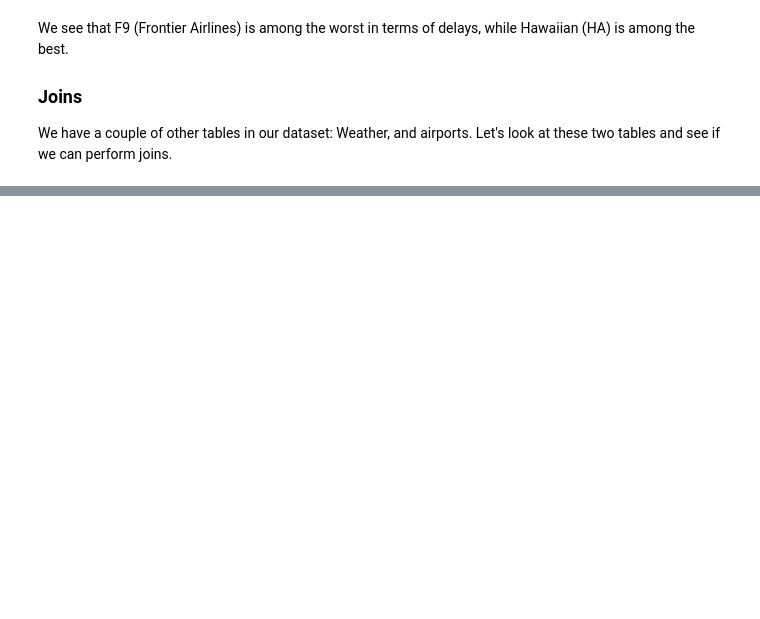
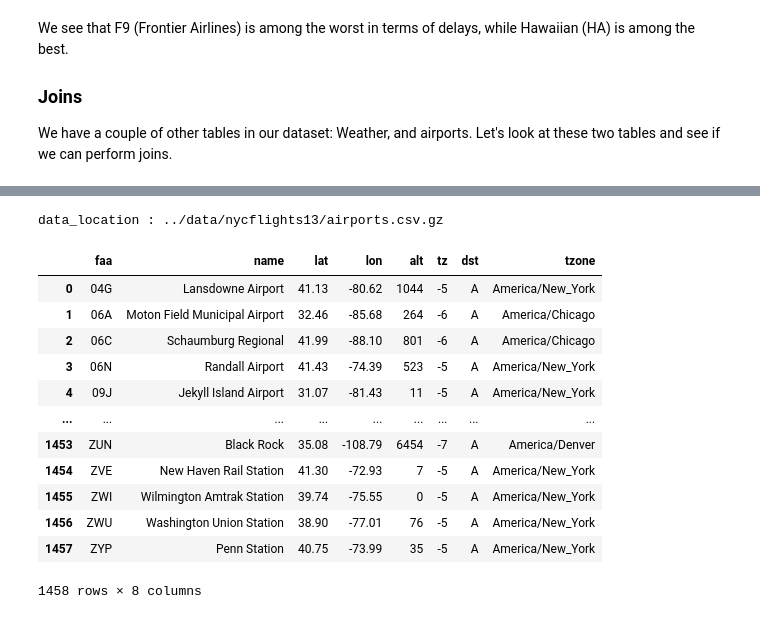
Before and after one commit to elephantscale/python-labs, a Jupyter notebook: pandas/2-pandas-exploration.ipynb, the cells around one changed output, grey strips where cells are left out. Saved outputs shown, nothing was run; the diff lists cells and outputs as text; code cells hidden in the pictures; blank space fills up the shorter version.

```diff
--- a/pandas/2-pandas-exploration.ipynb
+++ b/pandas/2-pandas-exploration.ipynb
@@ -111,3 +270,34 @@ airports
+# %%
+import os
+import urllib.request
+
+data_location = "../data/nycflights13/airports.csv.gz"
+data_url = 'https://elephantscale-public.s3.amazonaws.com/data/nycflights13/airports.csv.gz'
+
+if not os.path.exists (data_location):
+    data_location = os.path.basename(data_location)
+    if not os.path.exists(data_location):
+        urllib.request.urlretrieve(data_url, data_location)
+        print ('Downloading : ', data_url)
+print('data_location :', data_location)
+
+airports = pd.read_csv(data_location)
+airports
+# %% [output]
+data_location : ../data/nycflights13/airports.csv.gz
+|  | faa | name | lat | lon | alt | tz | dst | tzone |
+| 0 | 04G | Lansdowne Airport | 41.13 | -80.62 | 1044 | -5 | A | America/New_York |
+| 1 | 06A | Moton Field Municipal Airport | 32.46 | -85.68 | 264 | -6 | A | America/Chicago |
+| 2 | 06C | Schaumburg Regional | 41.99 | -88.10 | 801 | -6 | A | America/Chicago |
+| 3 | 06N | Randall Airport | 41.43 | -74.39 | 523 | -5 | A | America/New_York |
+| 4 | 09J | Jekyll Island Airport | 31.07 | -81.43 | 11 | -5 | A | America/New_York |
+| ... | ... | ... | ... | ... | ... | ... | ... | ... |
+| 1453 | ZUN | Black Rock | 35.08 | -108.79 | 6454 | -7 | A | America/Denver |
+| 1454 | ZVE | New Haven Rail Station | 41.30 | -72.93 | 7 | -5 | A | America/New_York |
+| 1455 | ZWI | Wilmington Amtrak Station | 39.74 | -75.55 | 0 | -5 | A | America/New_York |
+| 1456 | ZWU | Washington Union Station | 38.90 | -77.01 | 76 | -5 | A | America/New_York |
+| 1457 | ZYP | Penn Station | 40.75 | -73.99 | 35 | -5 | A | America/New_York |
+1458 rows × 8 columns
 # %%
 flights_withairport = pd.merge(flights_withweather, airports, how='left', left_on='dest', right_on='faa')
 flights_withairport
```
Also changed, not shown: parts of 18 cells of this notebook.
